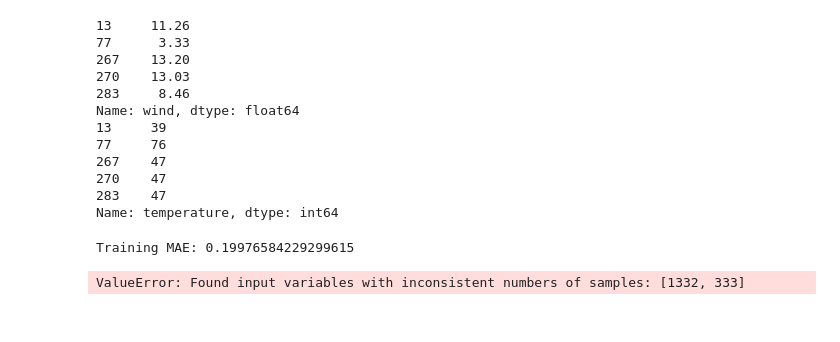
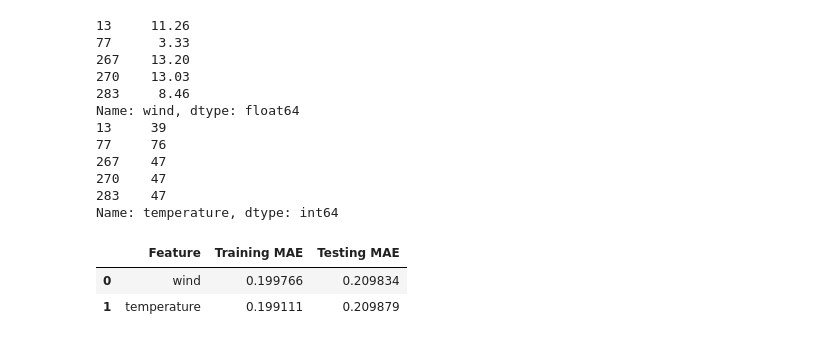
Before and after one commit to pabrokim/weather-project, a Jupyter notebook: weather.ipynb, the cells around one changed output. Drawn from its saved outputs; the diff is of its cells as text; code cells hidden in the pictures.

Commit message:
Model

```diff
--- a/weather.ipynb
+++ b/weather.ipynb
@@ -171,28 +170,42 @@ Name: wind, dtype: float64
 283    47
 Name: temperature, dtype: int64
 # %%
-def train_model(pred, target, test):
+def train_model(data, target):
 
-    for col in pred.columns:
-        x = pred[[col]]
-        y = target
-        test = x_test[[col]]
+    cols = data.columns.drop(target)
+    results = []
+
+    for feature in cols:
+        x = data[[feature]]
+        y = data[target]
+
+        x_train,x_test, y_train, y_test = train_test_split(x, y, train_size=0.8, random_state=42)
+
         #instantiate model
+
         model = LinearRegression()
 
         #fit model
-        model.fit(x, y)
+        model.fit(x_train, y_train)
 
         #training mae
-        y_pred_training = model.predict(x)
-        training_mae = mean_absolute_error(y, y_pred_training)
-        print('Training MAE:', training_mae)
+        y_pred_training = model.predict(x_train)
+        training_mae = mean_absolute_error(y_train, y_pred_training)
+
 
         #test_mae
-        y_pred_testing = model.predict(test)
-        testing_mae = mean_absolute_error(y, y_pred_testing)
-        print('Test MAE:', testing_mae)
-train_model(x_train, y_train, x_test)
+        y_pred_testing = model.predict(x_test)
+        testing_mae = mean_absolute_error(y_test, y_pred_testing)
+
+
+        results.append([feature, training_mae, testing_mae])
+
+    return pd.DataFrame(results, columns =['Feature', 'Training MAE', 'Testing MAE'])
+
+
+
+train_model(df,'precipitation')
 # %% [output]
-Training MAE: 0.19976584229299615
-ValueError: Found input variables with inconsistent numbers of samples: [1332, 333]
+|  | Feature | Training MAE | Testing MAE |
+| 0 | wind | 0.199766 | 0.209834 |
+| 1 | temperature | 0.199111 | 0.209879 |
```
Also changed, not shown: parts of 1 cell of this notebook.
